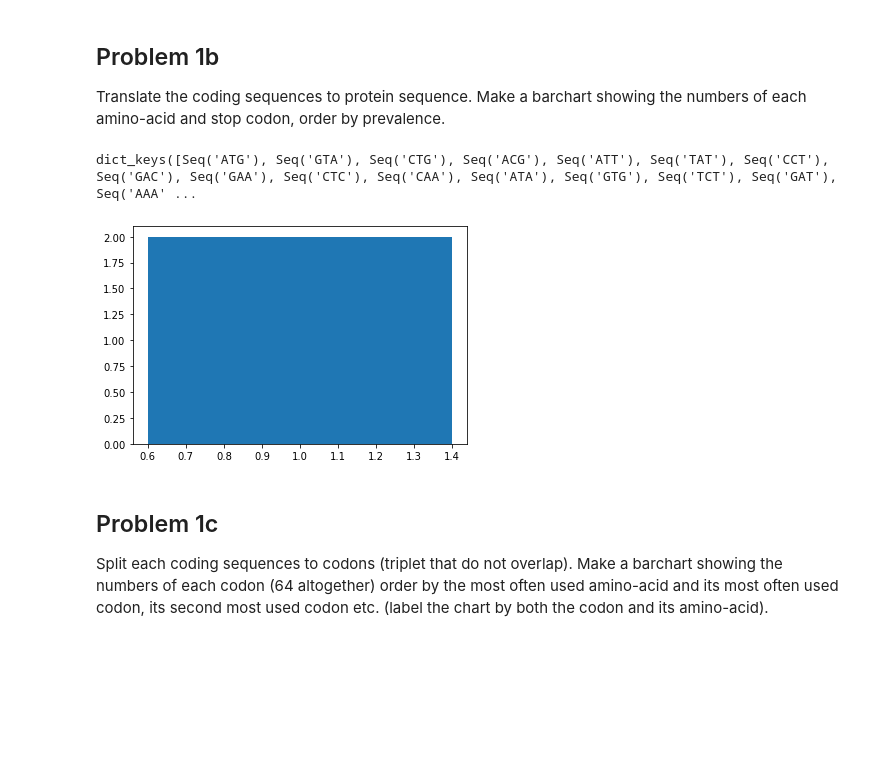
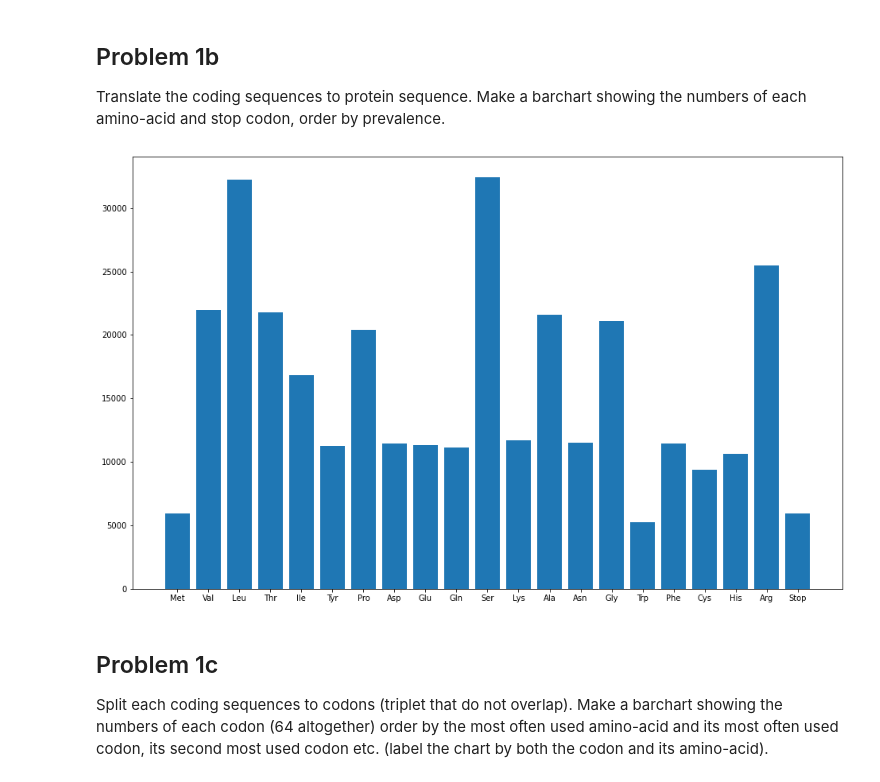
Before and after one commit to HegePI/elements-of-bioinformatics, a Jupyter notebook: assignements/assignement_2/A2.ipynb, the cells around one changed output. Drawn from its saved outputs; the diff is of its cells as text; code cells hidden in the pictures; blank space fills up the shorter version.

```diff
--- a/assignements/assignement_2/A2.ipynb
+++ b/assignements/assignement_2/A2.ipynb
@@ -128,21 +128,21 @@ Translate the coding sequences to protein sequence. Make a barchart showing the
 # %%
 res = {}
 
 for record_key in records.keys():
     nuc_seq = records[record_key].seq
-    triplets = extract_triplets(nuc_seq)
-    for triplet in triplets.keys():
-        if triplet in res.keys():
-            res[triplet] += 1
+    codons = extract_triplets(str(nuc_seq))
+    for codon in codons.keys():
+        acid = transl[codon]
+        if acid in res.keys():
+            res[acid] += 1
         else:
-            res[triplet] = 1
+            res[acid] = 1
 
-print(res.keys(), res.values())
-plt.bar(x=1, height=2)
+_, ax = plt.subplots(figsize=(16, 10))
+ax.bar(x=list(res.keys()), height=list(res.values()))
 plt.show()
 # %% [output]
-dict_keys([Seq('ATG'), Seq('GTA'), Seq('CTG'), Seq('ACG'), Seq('ATT'), Seq('TAT'), Seq('CCT'), Seq('GAC'), Seq('GAA'), Seq('CTC'), Seq('CAA'), Seq('ATA'), Seq('GTG'), Seq('TCT'), Seq('GAT'), Seq('AAA' ...
-[figure, old version]
+[figure, new version]
 # %% [markdown]
 ## Problem 1c
 
```
Also changed, not shown: parts of 3 cells of this notebook, 1 other file.
